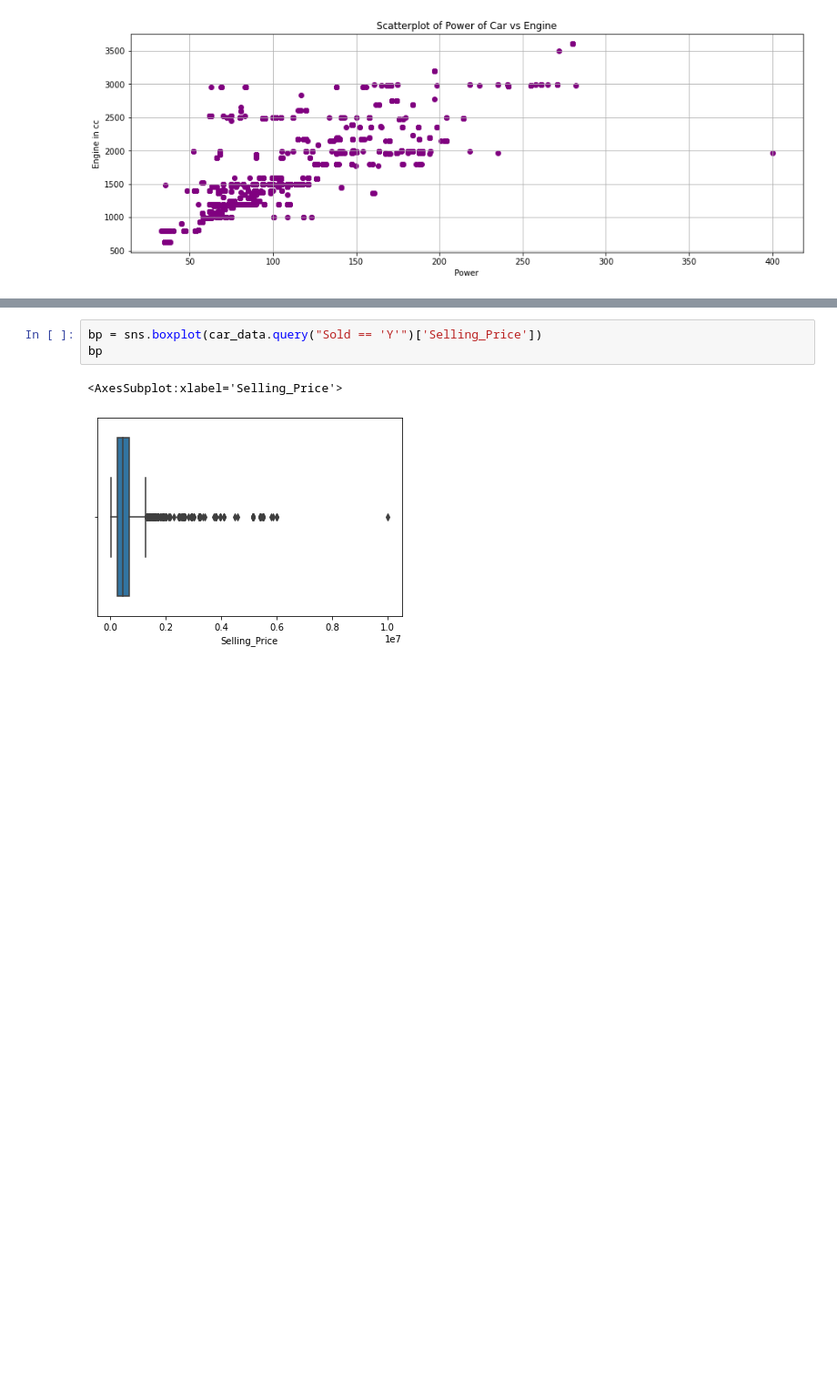
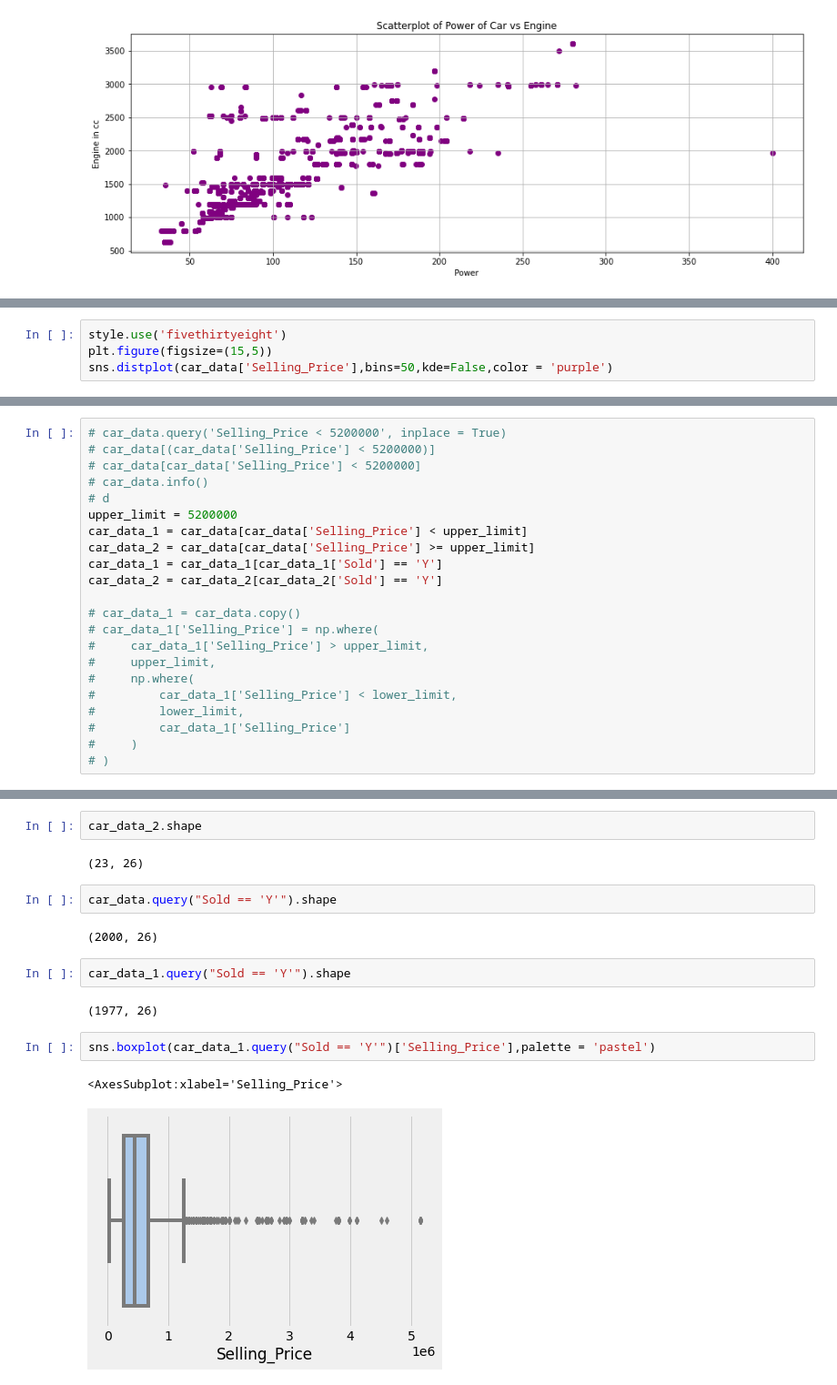
Before and after one commit to hiteshgulati/deloitte_capstone_group, a Jupyter notebook: Used Car Data/Capstone_Project_G2_Task_2.1_2.2_2.3.ipynb, the cells around one changed output, grey strips where cells are left out. Shown at 91% size. Saved outputs shown, nothing was run; the diff lists cells and outputs as text; blank space fills up the shorter version.

```diff
--- a/Used Car Data/Capstone_Project_G2_Task_2.1_2.2_2.3.ipynb
+++ b/Used Car Data/Capstone_Project_G2_Task_2.1_2.2_2.3.ipynb
@@ -639,0 +710,4 @@ plt.legend(loc=4)
+# %%
+style.use('fivethirtyeight')
+plt.figure(figsize=(15,5))
+sns.distplot(car_data['Selling_Price'],bins=50,kde=False,color = 'purple')
@@ -799,0 +891,22 @@ sns.boxplot(car_data['Selling_Price'])
+# %%
+# car_data.query('Selling_Price < 5200000', inplace = True)
+# car_data[(car_data['Selling_Price'] < 5200000)]
+# car_data[car_data['Selling_Price'] < 5200000]
+# car_data.info()
+# d
+upper_limit = 5200000
+car_data_1 = car_data[car_data['Selling_Price'] < upper_limit]
+car_data_2 = car_data[car_data['Selling_Price'] >= upper_limit]
+car_data_1 = car_data_1[car_data_1['Sold'] == 'Y']
+car_data_2 = car_data_2[car_data_2['Sold'] == 'Y']
+
+# car_data_1 = car_data.copy()
+# car_data_1['Selling_Price'] = np.where(
+#     car_data_1['Selling_Price'] > upper_limit,
+#     upper_limit,
+#     np.where(
+#         car_data_1['Selling_Price'] < lower_limit,
+#         lower_limit,
+#         car_data_1['Selling_Price']
+#     )
+# )
@@ -800,6 +925,17 @@ sns.boxplot(car_data['Selling_Price'])
+# %%
+car_data_2.shape
+# %% [output]
+(23, 26)
+# %%
+car_data.query("Sold == 'Y'").shape
+# %% [output]
+(2000, 26)
+# %%
+car_data_1.query("Sold == 'Y'").shape
+# %% [output]
+(1977, 26)
 # %%
-bp = sns.boxplot(car_data.query("Sold == 'Y'")['Selling_Price'])
-bp
+sns.boxplot(car_data_1.query("Sold == 'Y'")['Selling_Price'],palette = 'pastel')
 # %% [output]
 <AxesSubplot:xlabel='Selling_Price'>
-[figure, old version]
+[figure, new version]
```
Also changed, not shown: parts of 68 cells of this notebook, 8 other files.
